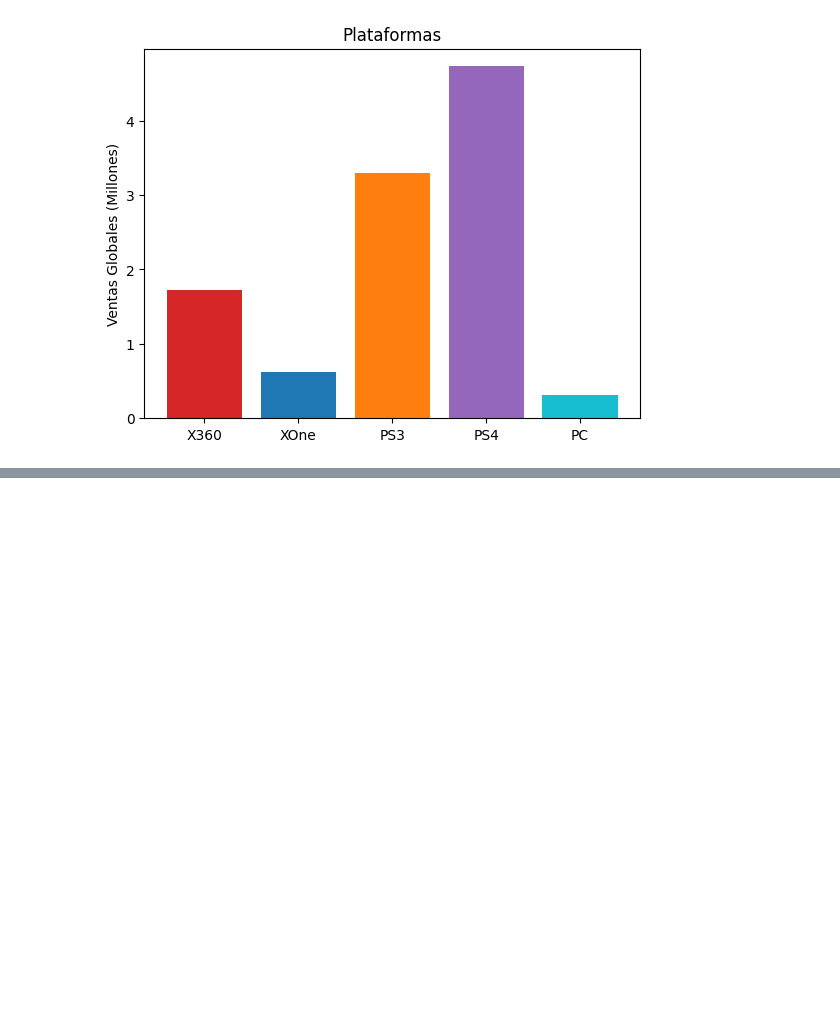
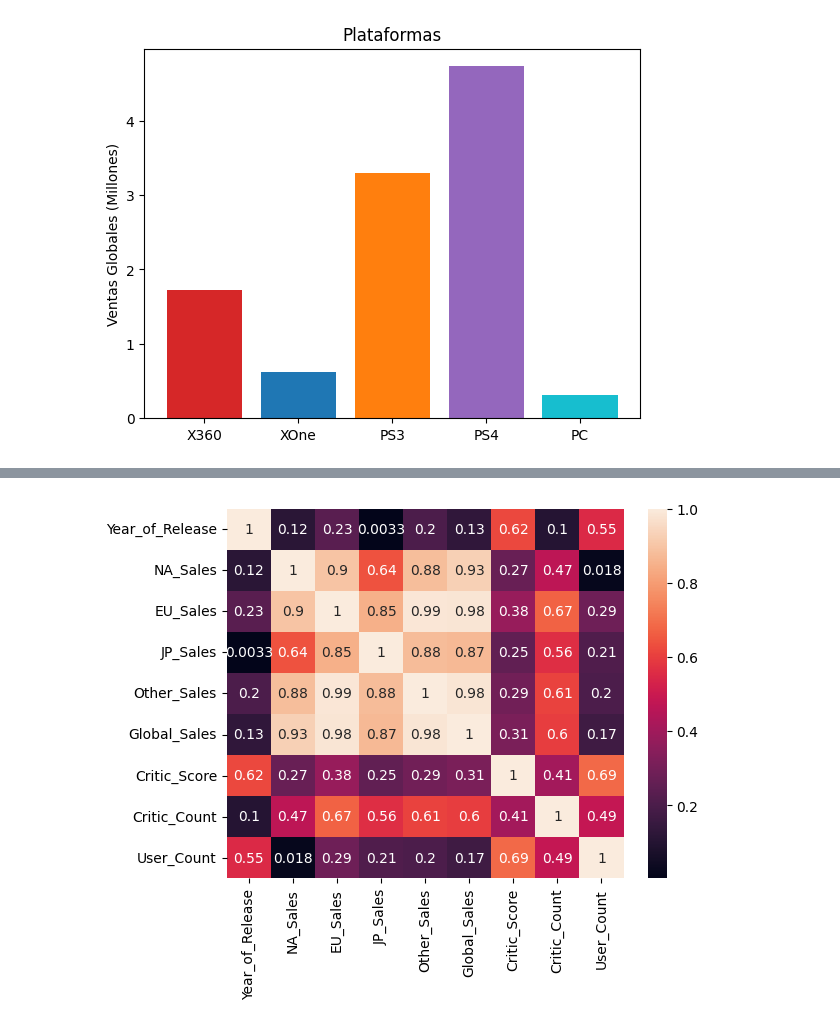
Before and after one commit to AdrianNiet/Proyecto-EDA, a Jupyter notebook: proyecto analisis de datos/codigo/base de datos/Dark souls datos.ipynb, the cells around one changed output, grey strips where cells are left out. Saved outputs shown, nothing was run; the diff lists cells and outputs as text; code cells hidden in the pictures; blank space fills up the shorter version.

```diff
--- a/proyecto analisis de datos/codigo/base de datos/Dark souls datos.ipynb
+++ b/proyecto analisis de datos/codigo/base de datos/Dark souls datos.ipynb
@@ -73,0 +123,5 @@ plt.show()
+# %%
+numericoDSPS4 = DSPS4_df.select_dtypes(include=['int', 'float'])
+sns.heatmap(numericoDS.corr(), annot=True);
+# %% [output]
+[figure, added]
```
Also changed, not shown: parts of 14 cells of this notebook, 6 other files.
